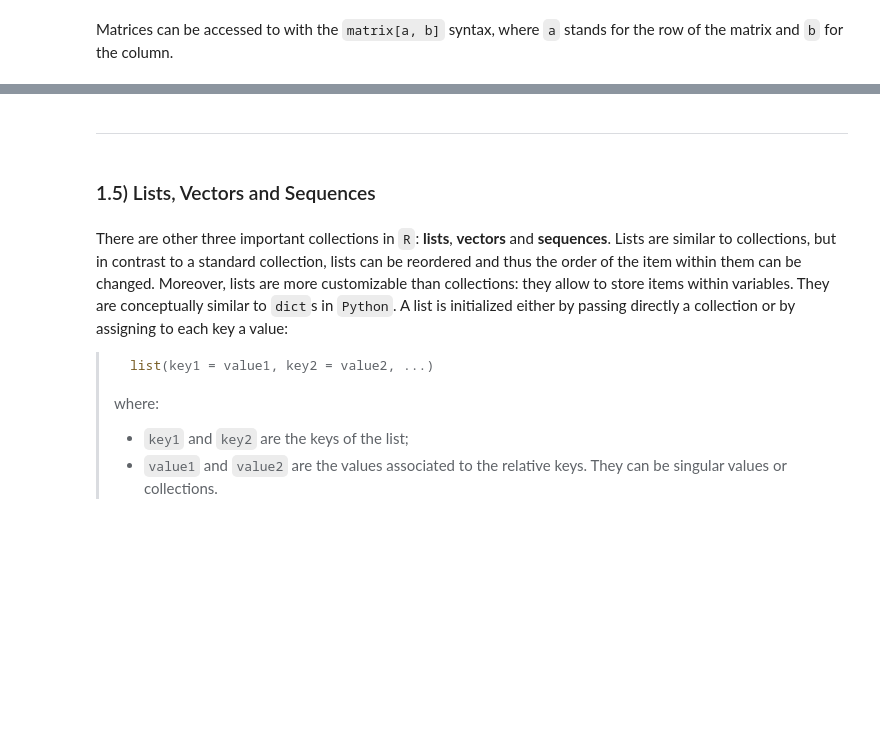
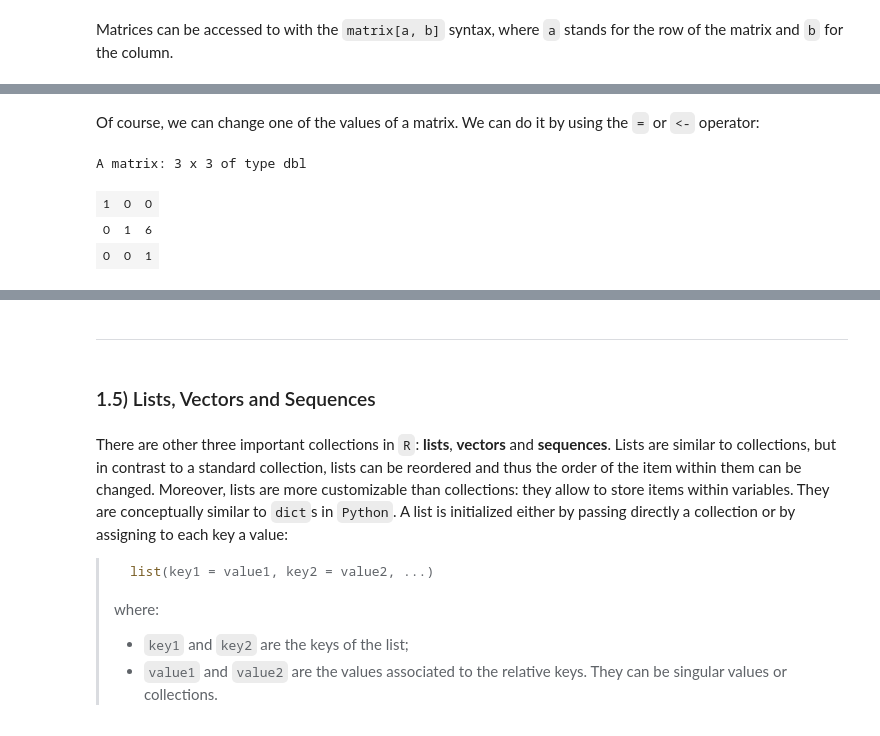
Before and after one commit to ElBi21/R-All-Over-It, a Jupyter notebook: 01_beginning.ipynb, the cells around one changed output, grey strips where cells are left out. Drawn from its saved outputs; the diff is of its cells as text; code cells hidden in the pictures; blank space fills up the shorter version.

```diff
--- a/01_beginning.ipynb
+++ b/01_beginning.ipynb
@@ -269,0 +296,11 @@ a_matrix[2, 3]
+# %% [markdown]
+Of course, we can change one of the values of a matrix. We can do it by using the `=` or `<-` operator:
+# %%
+ident[2, 3] <- 6
+
+ident
+# %% [output]
+A matrix: 3 x 3 of type dbl
+| 1 | 0 | 0 |
+| 0 | 1 | 6 |
+| 0 | 0 | 1 |
```
Also changed, not shown: parts of 13 cells of this notebook, 1 other file.
